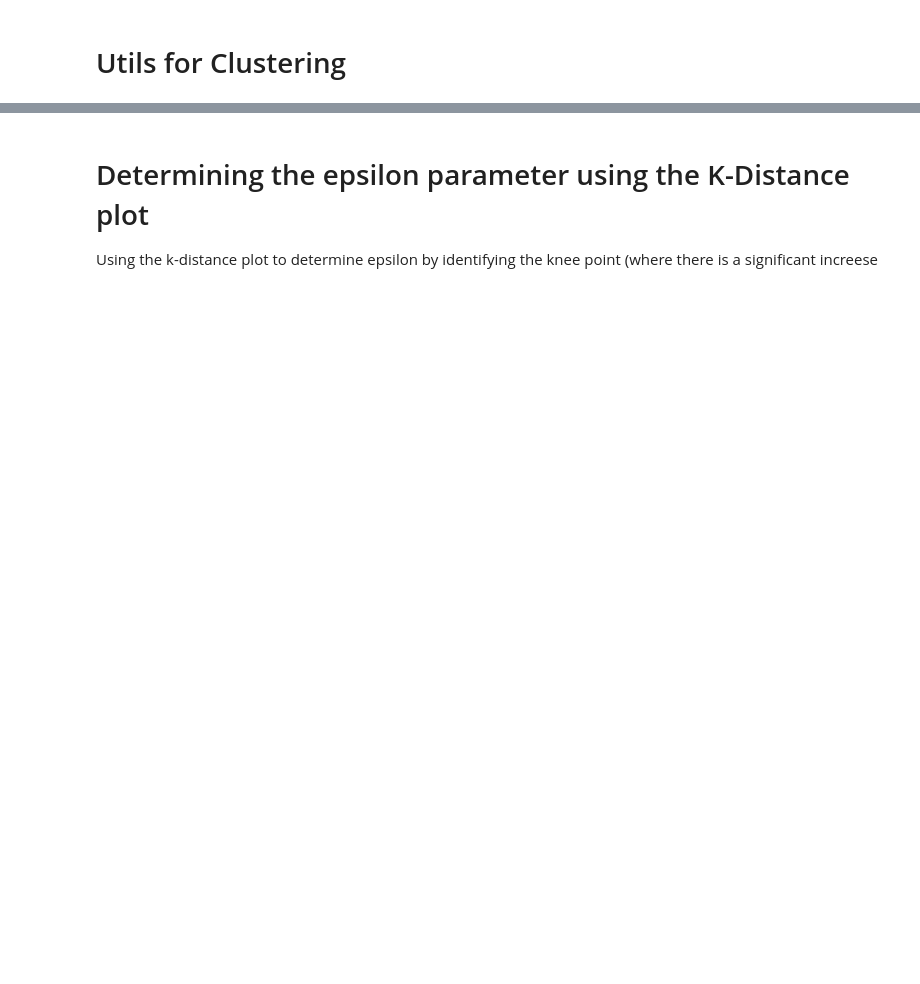
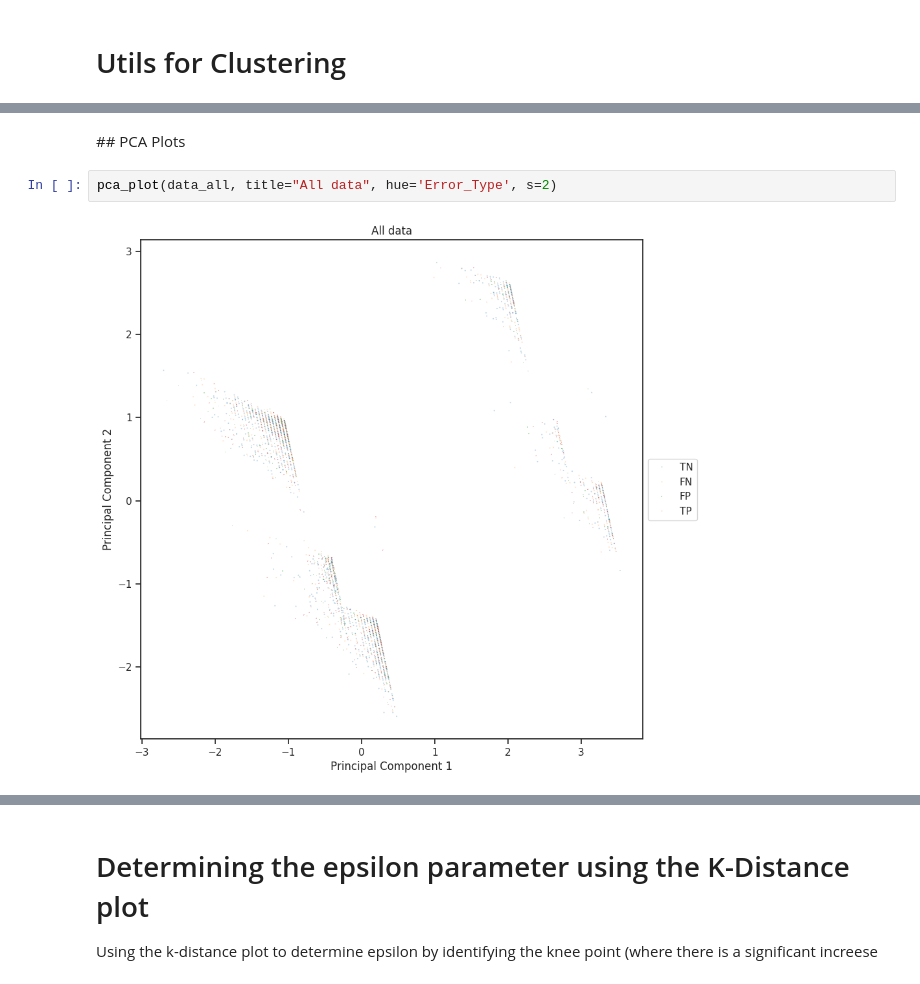
Before and after one commit to emma-ba/Classification_Error_Toolkit, a Jupyter notebook: COMPAS_Clustering_DBSCAN_clean_utils.ipynb, the cells around one changed output, grey strips where cells are left out. Saved outputs shown, nothing was run; the diff lists cells and outputs as text; blank space fills up the shorter version.

```diff
--- a/COMPAS_Clustering_DBSCAN_clean_utils.ipynb
+++ b/COMPAS_Clustering_DBSCAN_clean_utils.ipynb
@@ -354,0 +352,6 @@ memory usage: 305.5 KB
+# %% [markdown]
+## PCA Plots
+# %%
+pca_plot(data_all, title="All data", hue='Error_Type', s=2)
+# %% [output]
+[figure, added]
```
Also changed, not shown: parts of 40 cells of this notebook.
